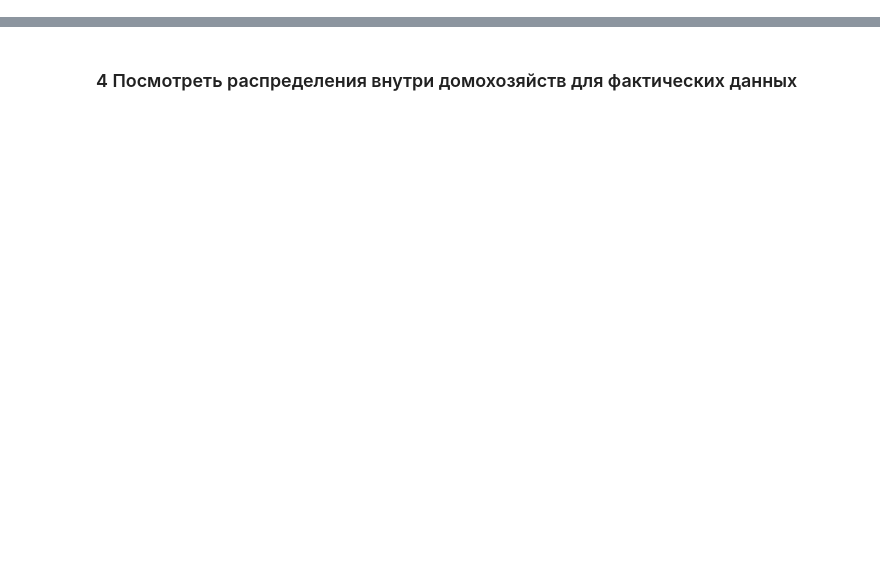
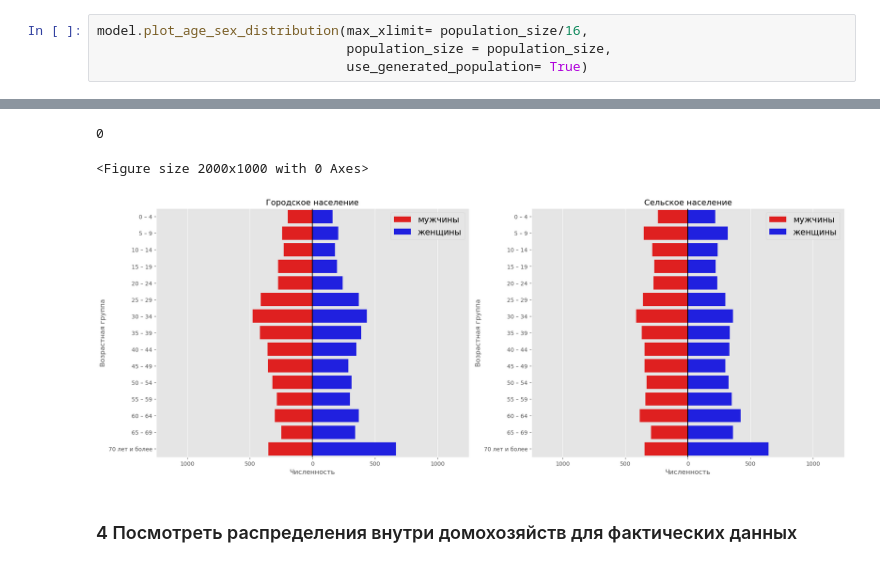
Before and after one commit to MaximKiryakin/Diploma, a Jupyter notebook: diploma.ipynb, the cells around one changed output, grey strips where cells are left out. Saved outputs shown, nothing was run; the diff lists cells and outputs as text; blank space fills up the shorter version.

```diff
--- a/diploma.ipynb
+++ b/diploma.ipynb
@@ -341,0 +104,5 @@ plot_age_sex_distribution(max_xlimit= 3000/4,
+# %%
+model.plot_age_sex_distribution(max_xlimit= population_size/16,
+                                population_size = population_size,
+                                use_generated_population= True)
+# %% [output]
@@ -342,2 +110,5 @@ plot_age_sex_distribution(max_xlimit= 3000/4,
+0
+<Figure size 2000x1000 with 0 Axes>
+[figure, added]
 # %% [markdown]
 ### 4 Посмотреть распределения внутри домохозяйств для фактических данных
```
Also changed, not shown: parts of 78 cells of this notebook, 2 other files.
